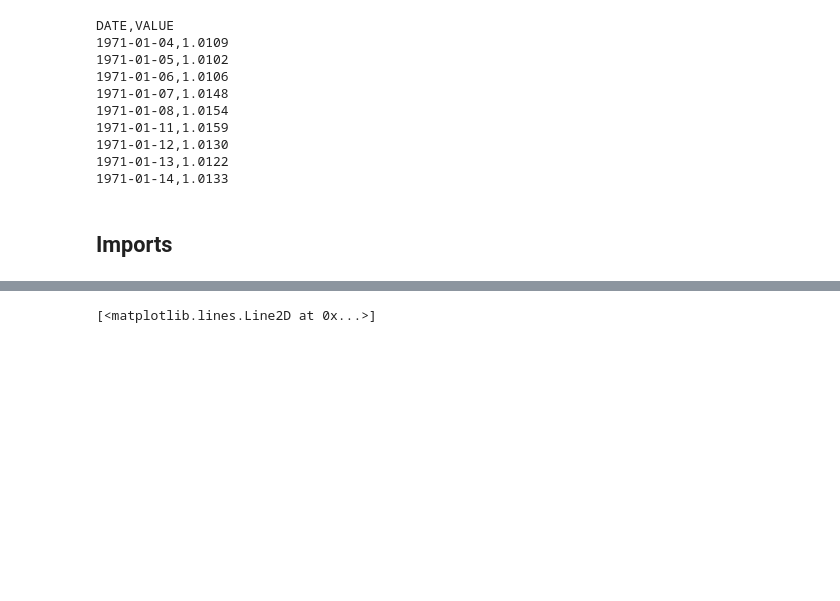
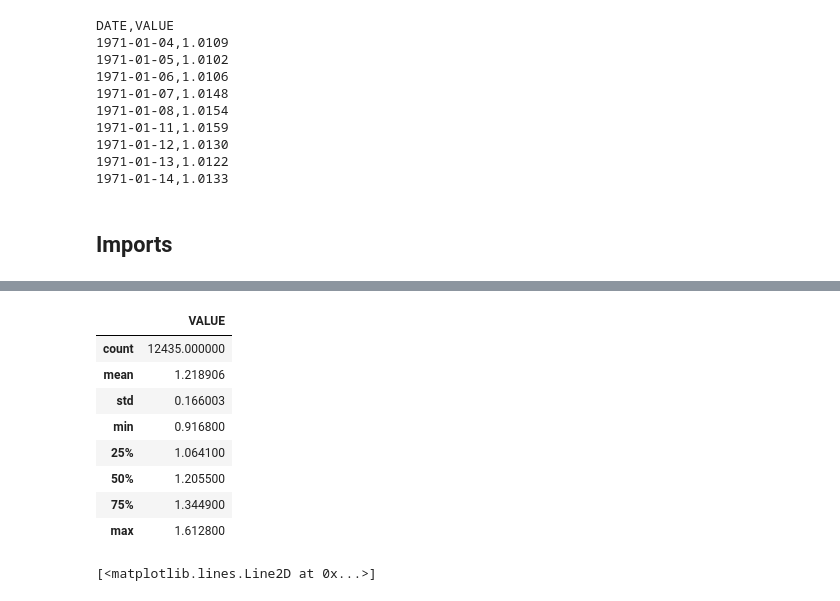
Before and after one commit to Angus-McLean/fxboys, a Jupyter notebook: FOREX Attempt1.ipynb, the cells around one changed output, grey strips where cells are left out. Saved outputs shown, nothing was run; the diff lists cells and outputs as text; code cells hidden in the pictures; blank space fills up the shorter version.

```diff
--- a/FOREX Attempt1.ipynb
+++ b/FOREX Attempt1.ipynb
@@ -60 +85,13 @@ rawCan.VALUE = rawCan.VALUE.astype(float)
+# %%
+usCa.describe()
+# %% [output]
+|  | VALUE |
+| count | 12435.000000 |
+| mean | 1.218906 |
+| std | 0.166003 |
+| min | 0.916800 |
+| 25% | 1.064100 |
+| 50% | 1.205500 |
+| 75% | 1.344900 |
+| max | 1.612800 |
 # %%
```
Also changed, not shown: parts of 35 cells of this notebook.
